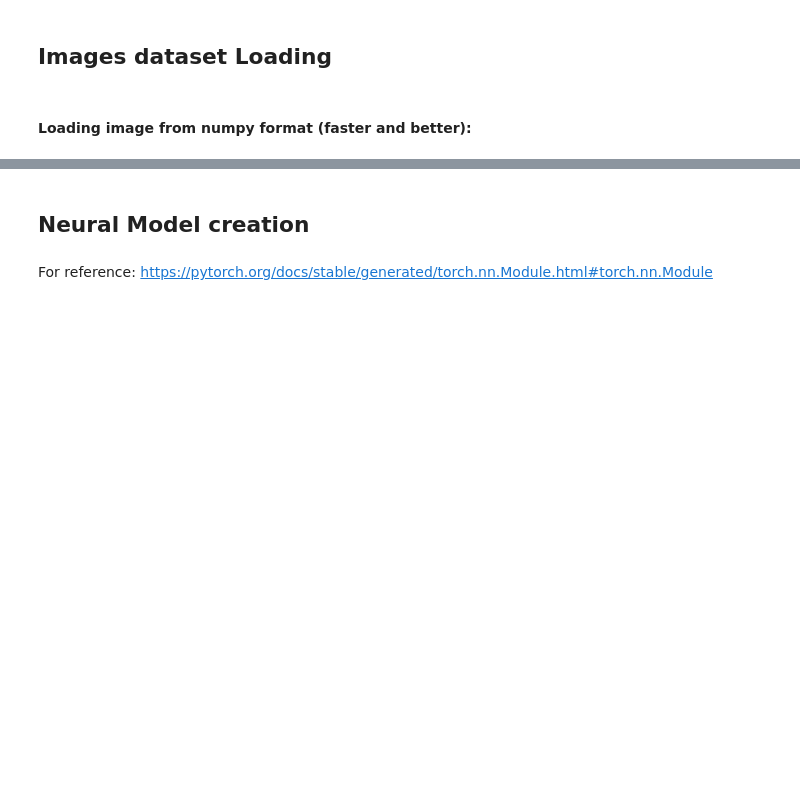
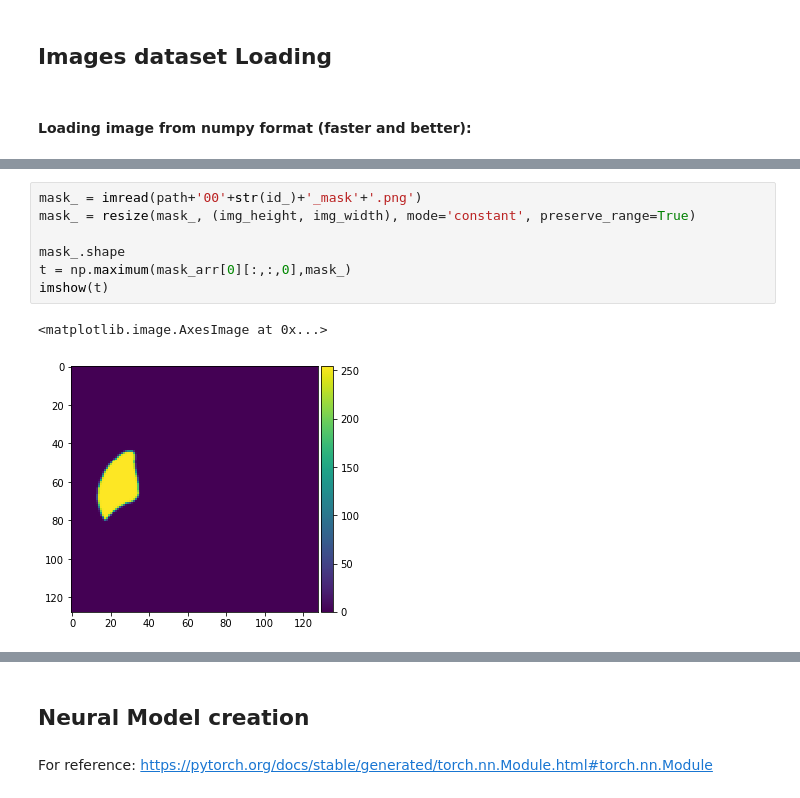
Before and after one commit to AdrianRamosDS/ImageProcessing, a Jupyter notebook: code/Image_Segmentation.ipynb, the cells around one changed output, grey strips where cells are left out. Saved outputs shown, nothing was run; the diff lists cells and outputs as text; blank space fills up the shorter version.

```diff
--- a/code/Image_Segmentation.ipynb
+++ b/code/Image_Segmentation.ipynb
@@ -138,0 +125,10 @@ img.shape
+# %%
+mask_ = imread(path+'00'+str(id_)+'_mask'+'.png')
+mask_ = resize(mask_, (img_height, img_width), mode='constant', preserve_range=True)
+
+mask_.shape
+t = np.maximum(mask_arr[0][:,:,0],mask_)
+imshow(t)
+# %% [output]
+<matplotlib.image.AxesImage at 0x...>
+[figure, added]
```
Also changed, not shown: parts of 55 cells of this notebook.
